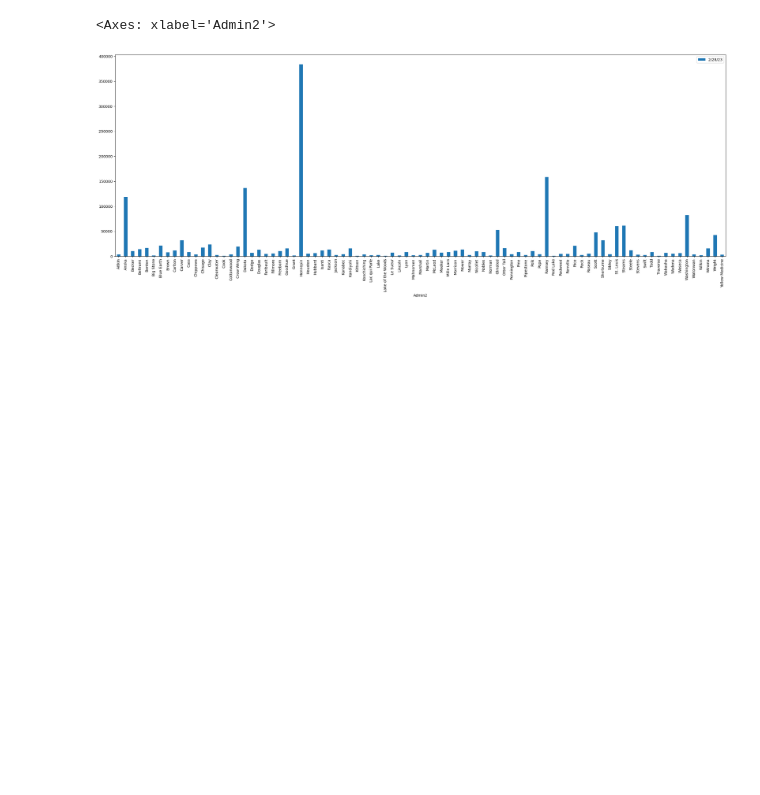
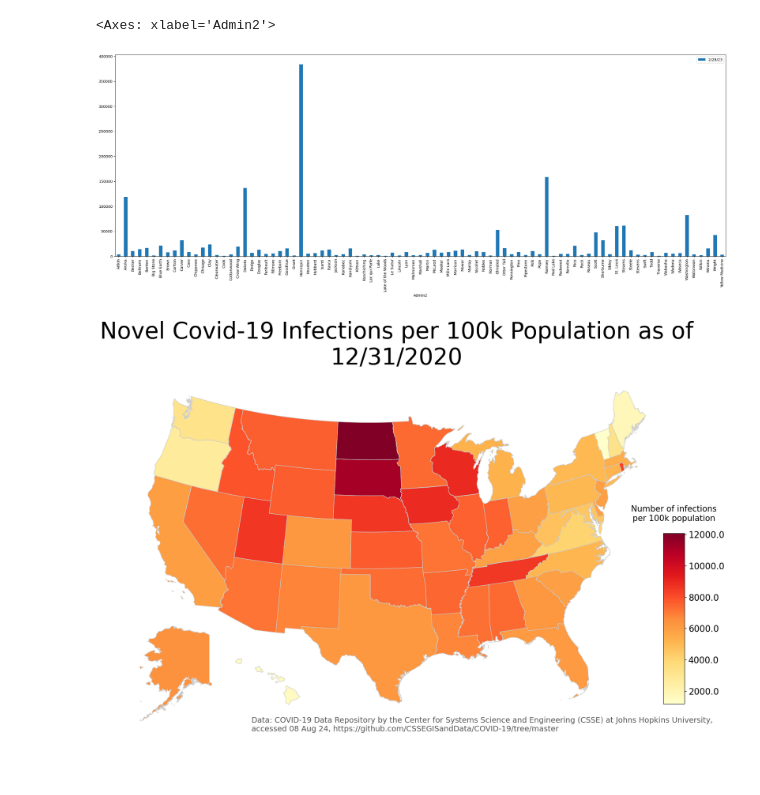
Before and after one commit to micah-11101/Covid-19Analysis, a Jupyter notebook: main.ipynb, the cells around one changed output. Drawn from its saved outputs; the diff is of its cells as text; code cells hidden in the pictures; blank space fills up the shorter version.

Commit message:
Added in Infection Rate per 100k

```diff
--- a/main.ipynb
+++ b/main.ipynb
@@ -79,0 +97,5 @@ minnesota_df.plot("Admin2","2/28/23",kind="bar",figsize=(30,10))
+# %%
+population_df = pd.read_csv(file4)
+clean_pop_df = population_df.loc[population_df["Country_Region"] == "US"].reset_index(drop = True)
+clean_pop_df2 = clean_pop_df.loc[clean_pop_df["FIPS"].between(1,56)].reset_index(drop = True)
+clean_final_pop_df = clean_pop_df2.drop(columns = {"UID", "iso2", "iso3", "code3", "FIPS", "Admin2", "Country_Region", "Combined_Key"})
@@ -79,0 +114,89 @@ minnesota_df.plot("Admin2","2/28/23",kind="bar",figsize=(30,10))
+# %%
+study_data_partial = pd.merge(average_infections_state, clean_final_pop_df, on=["Province_State"])
+study_data_full = pd.merge(study_data_partial, state_gdp_df_clean, on=["Province_State"])
+# %%
+gdf = gpd.read_file('./Data/cb_2018_us_state_500k')
+clean1_gdf = gdf.rename(columns = {"NAME" : "Province_State"})
+clean_gdf = clean1_gdf.drop(columns = {"STATEFP", "STATENS", "AFFGEOID", "GEOID", "STUSPS", "LSAD", "ALAND", "AWATER"})
+# %%
+final_df = clean_gdf.merge(study_data_full, on=["Province_State"])
+final_df["2020 Infections per 100k"] = ((final_df["Infections as of 12/31/2020"]/final_df["Population"])*100000)
+final_df["2021 Infections per 100k"] = (((final_df["Infections as of 12/31/2021"] - final_df["Infections as of 12/31/2020"])/final_df["Population"])*100000)
+final_df["2022 Infections per 100k"] = (((final_df["Infections as of 12/31/2022"] - final_df["Infections as of 12/31/2021"])/final_df["Population"])*100000)
+final_df["03.09.2023 Infections per 100k"] = (((final_df["Infections as of 3/9/2023"] - final_df["Infections as of 12/31/2022"])/final_df["Population"])*100000)
+# %%
+#The variable column that will be visualized
+variable = '2020 Infections per 100k'
+
+def makeColorColumn(final_df,variable,vmin,vmax):
+    #Creates a column of assigned colors
+    norm = mcolors.Normalize(vmin=vmin, vmax=vmax, clip=True)
+    mapper = plt.cm.ScalarMappable(norm=norm, cmap=plt.cm.YlOrRd)
+    final_df['value_determined_color'] = final_df[variable].apply(lambda x: mcolors.to_hex(mapper.to_rgba(x)))
+    return final_df
+
+#Setting the range and bounds for the colorbar
+vmin, vmax = final_df["2020 Infections per 100k"].min(), final_df["2020 Infections per 100k"].max()
+colormap = "YlOrRd"
+final_df = makeColorColumn(final_df,variable,vmin,vmax)
+
+#Creating a dataframe that would hold the ESPG code which will format the visual
+visframe = final_df.to_crs({'init':'epsg:2163'})
+
+
+
+#Matplotlib, creating the figure
+fig, ax = plt.subplots(1, figsize=(18, 14))
+#Removing the axis box from around the visualization
+ax.axis('off')
+
+#Title of the graph
+ax.set_title('Novel Covid-19 Infections per 100k Population as of\n12/31/2020', fontdict={'fontsize': '42', 'fontweight' : '1'})
+
+#Creating a legend for the colorbar
+fig = ax.get_figure()
+#Adding in the colorbar axis
+cbax = fig.add_axes([0.89, 0.21, 0.03, 0.31])
+
+cbax.set_title('Number of infections\nper 100k population\n', fontdict={'fontsize': '15', 'fontweight' : '0'})
+
+#Adding in a color scale
+sm = plt.cm.ScalarMappable(cmap=colormap, \
+                 norm=plt.Normalize(vmin=vmin, vmax=vmax))
+#Reformatting tick labels
+sm._A = []
+comma_fmt = FuncFormatter(lambda x, p: format(x))
+fig.colorbar(sm, cax=cbax, format=comma_fmt)
+tick_font_size = 16
+cbax.tick_params(labelsize=tick_font_size)
+#Annotating the link to the data
+ax.annotate("Data: COVID-19 Data Repository by the Center for Systems Science and Engineering (CSSE) at Johns Hopkins University,\naccessed 08 Aug 24, https://github.com/CSSEGISandData/COVID-19/tree/master", xy=(0.22, .085), xycoords='figure fraction', fontsize=14, color='#555555')
+
+#Creating the map
+for row in visframe.itertuples():
+    if row.Province_State not in ['Alaska','Hawaii']:
+        vf = visframe[visframe.Province_State==row.Province_State]
+        c = final_df[final_df.Province_State==row.Province_State][0:1].value_determined_color.item()
+        vf.plot(color=c, linewidth=0.8, ax=ax, edgecolor='0.8')
+
+#Adding in Alaska
+alaskaaxis = fig.add_axes([0.1, 0.17, 0.2, 0.19])
+alaskaaxis.axis('off')
+#Polygon for capturing the Aleutian Islands
+alaskapolygon = Polygon([(-170,50),(-170,72),(-140, 72),(-140,50)])
+alaska = final_df[final_df.Province_State=='Alaska']
+alaska.clip(alaskapolygon).plot(color=final_df[final_df.Province_State=='Alaska'].value_determined_color, linewidth=0.8,ax=alaskaaxis, edgecolor='0.8')
+
+
+#Adding in Hawii to the bottom left corner
+hawaiiaxis = fig.add_axes([.28, 0.20, 0.1, 0.1])
+hawaiiaxis.axis('off')
+#Polygon for capturing the entirety of Hawaii
+hawaiipolygon = Polygon([(-160,0),(-160,90),(-120,90),(-120,0)])
+hawaii = final_df[final_df.Province_State=='Hawaii']
+hawaii.clip(hawaiipolygon).plot(column=variable, color=hawaii['value_determined_color'], linewidth=0.8,ax=hawaiiaxis, edgecolor='0.8')
+
+
+fig.savefig('./Data/2020Infections.png',dpi=400, bbox_inches="tight")
+# %% [output]
+[figure, added]
```
Also changed, not shown: parts of 7 cells of this notebook, 15 other files.
